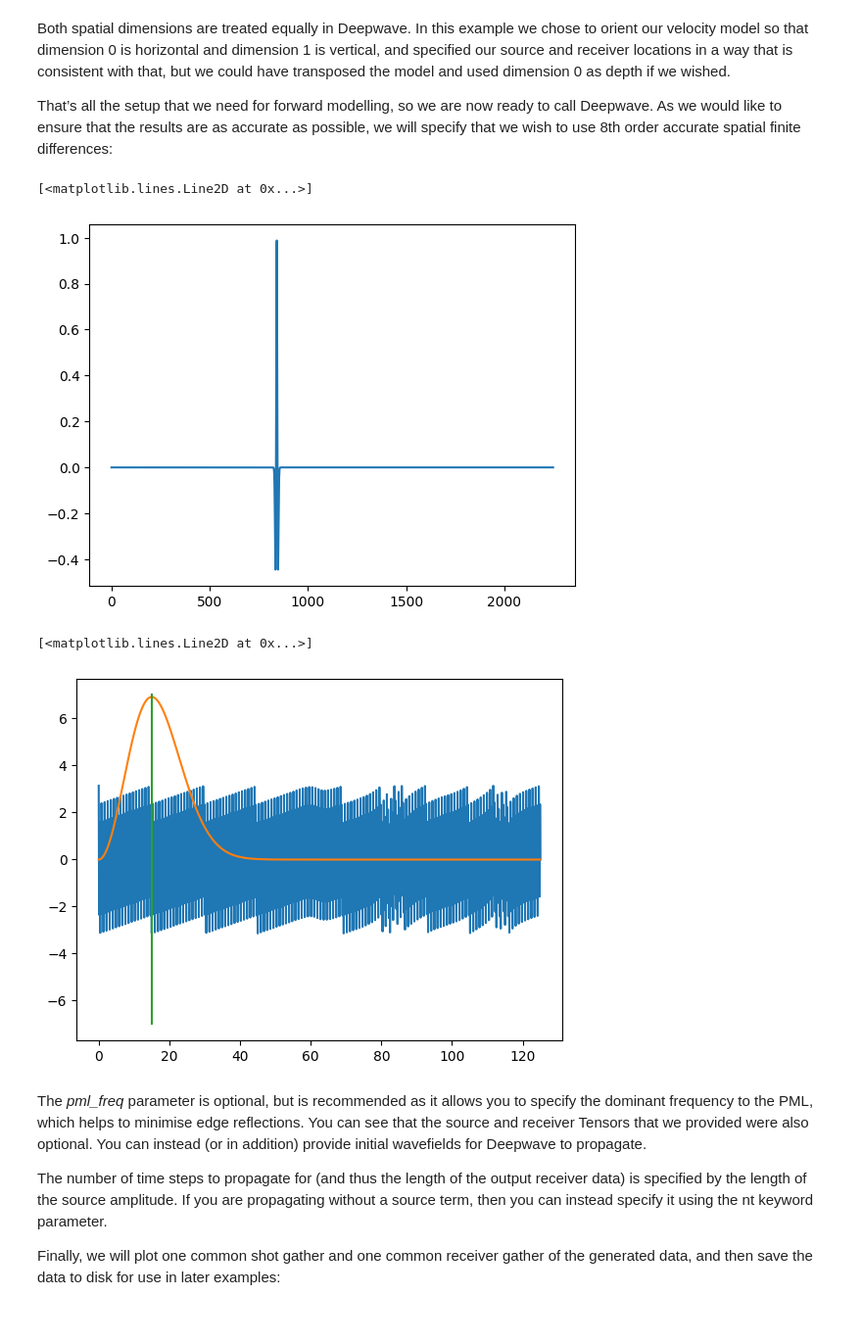
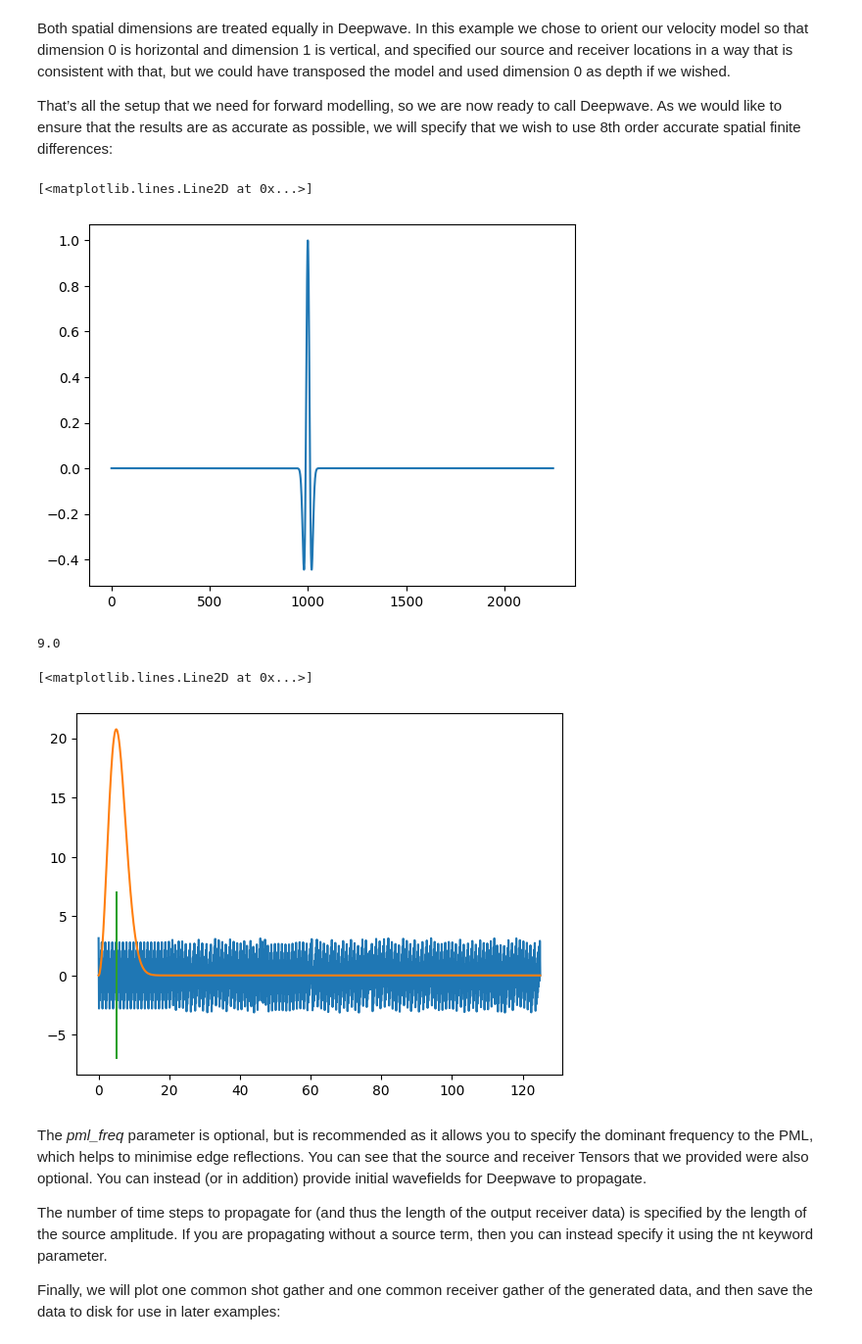
Before and after one commit to aissah/coherence_analysis_histroy, a Jupyter notebook: marmousi_deepwave.ipynb, the cells around one changed output. Shown: that part at 98% size. Cells and saved outputs as stored; diff of their text form; code cells hidden in the pictures.

```diff
--- a/marmousi_deepwave.ipynb
+++ b/marmousi_deepwave.ipynb
@@ -95,27 +95,31 @@ Both spatial dimensions are treated equally in Deepwave. In this example we chos
 
 That’s all the setup that we need for forward modelling, so we are now ready to call Deepwave. As we would like to ensure that the results are as accurate as possible, we will specify that we wish to use 8th order accurate spatial finite differences:
 # %%
-# freq = 15
-# nt = 750
-# dt = 0.004
-# peak_time = 1.5 / freq
+freq = 5
+nt = 750 *3
+dt = 0.004
+peak_time = 20 / freq
 
 ricker_wavelet = deepwave.wavelets.ricker(freq, nt, dt, peak_time)
 plt.plot(ricker_wavelet)
 # %% [output]
 [<matplotlib.lines.Line2D at 0x...>]
-[figure, old version]
+[figure, new version]
+# %%
+nt * dt
+# %% [output]
+9.0
 # %%
 absolute_spectra = np.fft.rfft(ricker_wavelet)
 frequencies = np.fft.rfftfreq(len(ricker_wavelet), dt)
 
 # plt.plot(frequencies, np.absolute(absolute_spectra))
 plt.plot(frequencies, np.angle(absolute_spectra), label="Phase")
 plt.plot(frequencies, np.absolute(absolute_spectra), label="Magnitude")
-plt.plot([15, 15], [-7,7])
+plt.plot([5, 5], [-7,7])
 # %% [output]
 [<matplotlib.lines.Line2D at 0x...>]
-[figure, old version]
+[figure, new version]
 # %%
 out = scalar(v, dx, dt, source_amplitudes=source_amplitudes,
              source_locations=source_locations,
```
Also changed, not shown: parts of 8 cells of this notebook.
